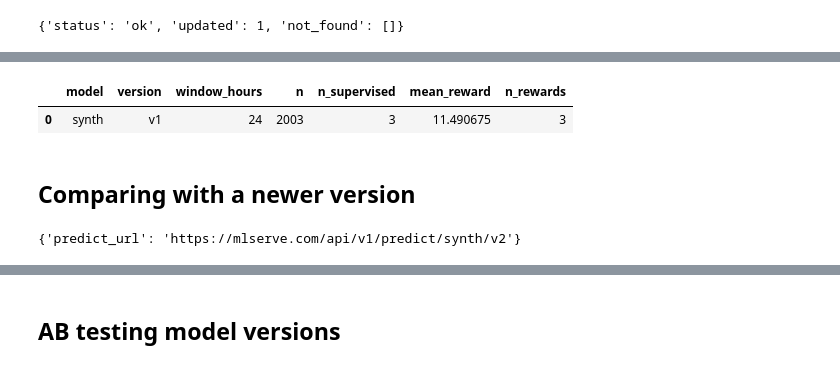
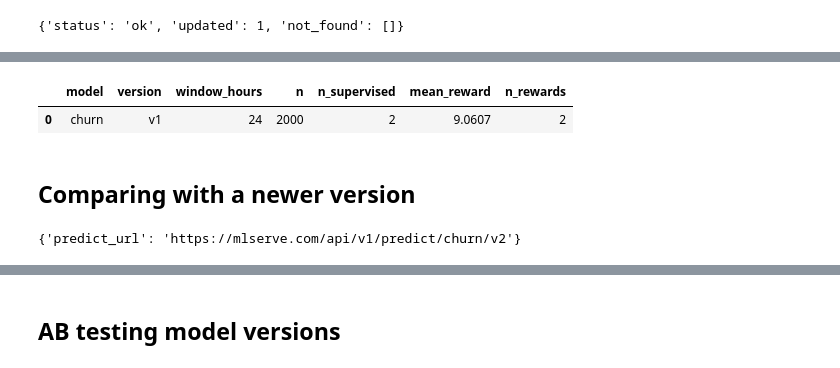
Before and after one commit to nikosga/mlserve.com-notebooks, a Jupyter notebook: notebooks/mlserve-demo-quick-start.ipynb, the cells around one changed output, grey strips where cells are left out. Saved outputs shown, nothing was run; the diff lists cells and outputs as text; code cells hidden in the pictures.

```diff
--- a/notebooks/mlserve-demo-quick-start.ipynb
+++ b/notebooks/mlserve-demo-quick-start.ipynb
@@ -266,19 +266,19 @@ client.send_feedback(feedback)
 # %%
-client.get_online_metrics("synth", "v1", window_hours=24, as_dataframe=True)
+client.get_online_metrics("churn", "v1", window_hours=24, as_dataframe=True)
 # %% [output]
 |  | model | version | window_hours | n | n_supervised | mean_reward | n_rewards |
-| 0 | synth | v1 | 24 | 2003 | 3 | 11.490675 | 3 |
+| 0 | churn | v1 | 24 | 2000 | 2 | 9.0607 | 2 |
 # %% [markdown]
 ## Comparing with a newer version
 # %%
-lv=client.get_latest_version("synth")
+lv=client.get_latest_version("churn")
 next_version=lv["next_version"]
 
 feats=list(X)
 
 client.deploy(
     model=model,
-    name="synth",
+    name="churn",
     version=next_version,
     features=feats,
     background_df=X.sample(200),
@@ -286,7 +286,7 @@ client.deploy(
     task_type='classification'
 )
 # %% [output]
-{'predict_url': 'https://mlserve.com/api/v1/predict/synth/v2'}
+{'predict_url': 'https://mlserve.com/api/v1/predict/churn/v2'}
 # %%
 %%time
 
```
Also changed, not shown: parts of 25 cells of this notebook, 1 other file.
